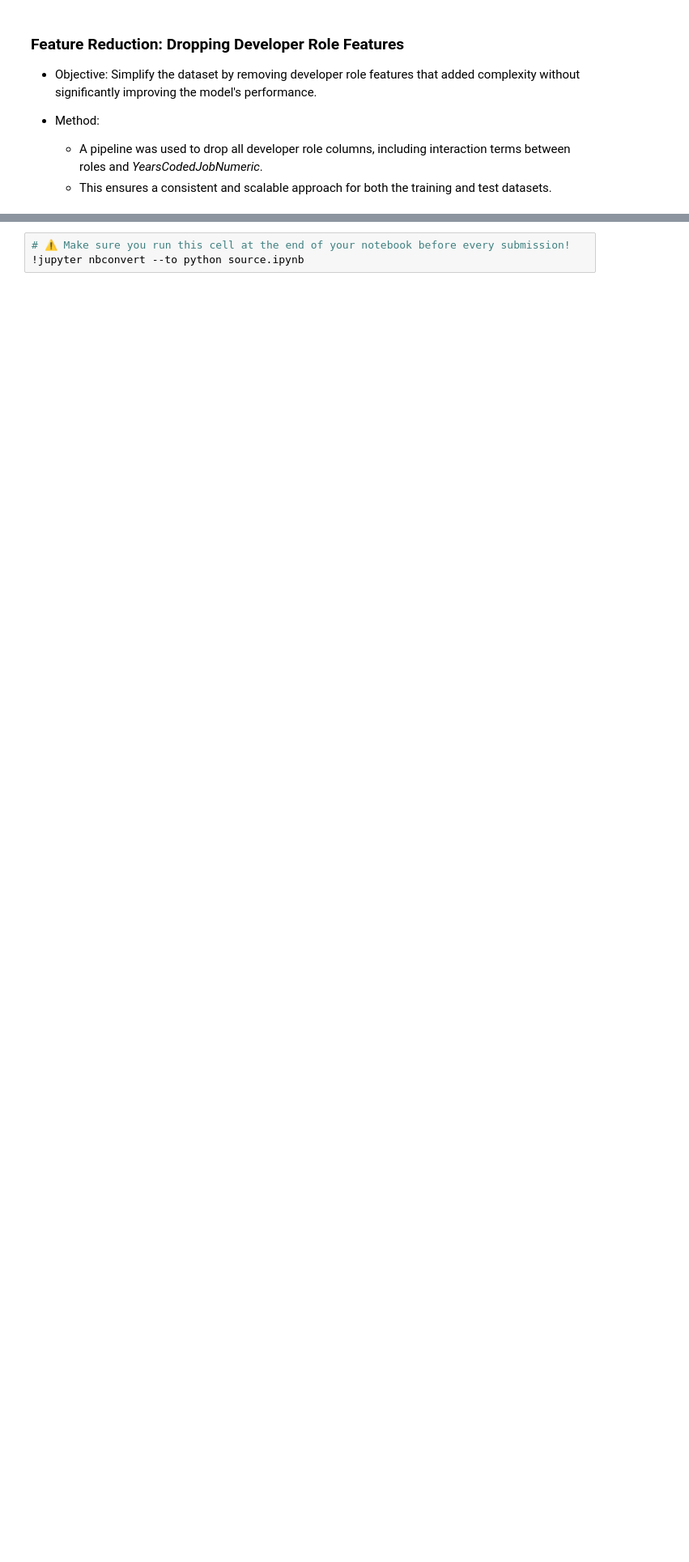
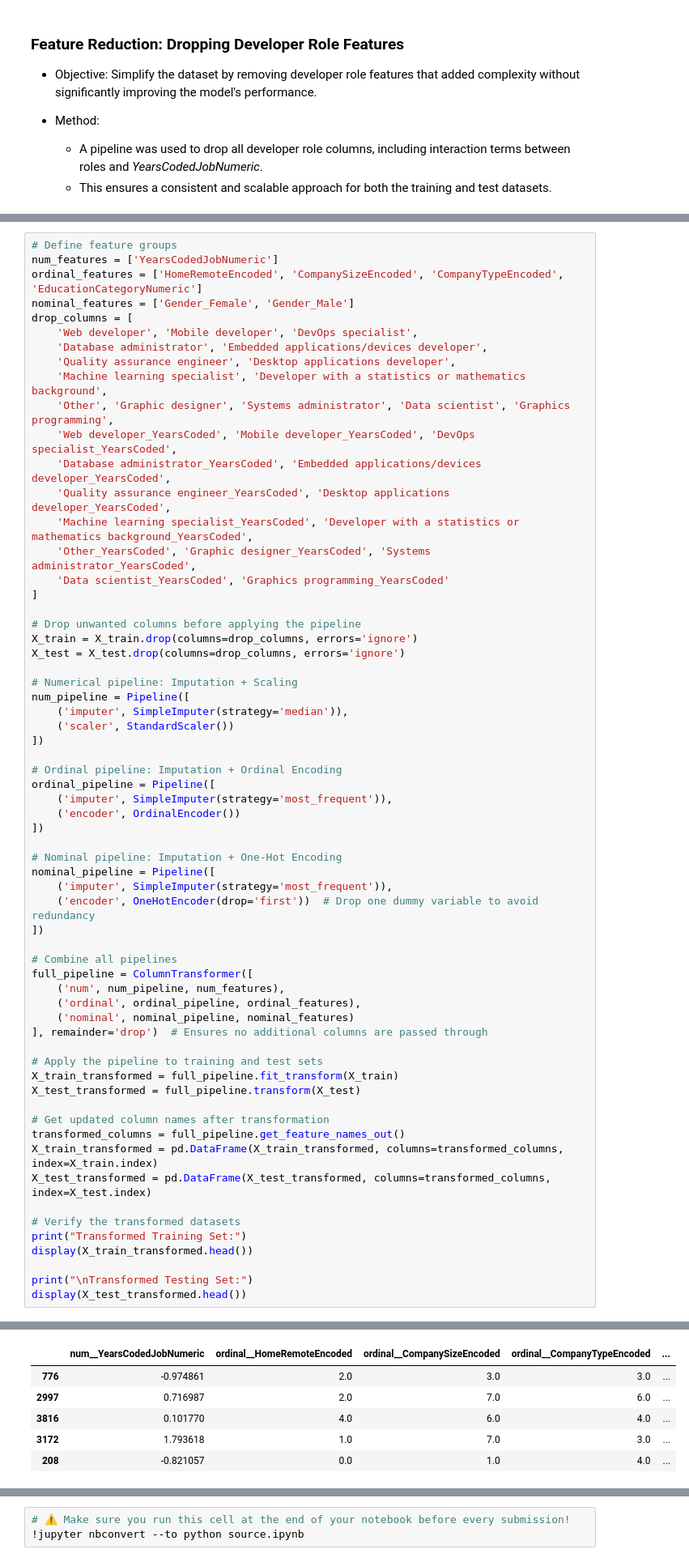
Before and after one commit to IT4063C-Fall24/final-project-yaumj, a Jupyter notebook: source.ipynb, the cells around one changed output, grey strips where cells are left out. Shown at 81% size. Saved outputs shown, nothing was run; the diff lists cells and outputs as text; blank space fills up the shorter version.

Commit message:
Applied standardization to dataset

```diff
--- a/source.ipynb
+++ b/source.ipynb
@@ -5390,0 +5535,64 @@ Shape of test set after dropping developer role features: (886, 8)
+# %%
+# Define feature groups
+num_features = ['YearsCodedJobNumeric']
+ordinal_features = ['HomeRemoteEncoded', 'CompanySizeEncoded', 'CompanyTypeEncoded', 'EducationCategoryNumeric']
+nominal_features = ['Gender_Female', 'Gender_Male']
+drop_columns = [
+    'Web developer', 'Mobile developer', 'DevOps specialist',
+    'Database administrator', 'Embedded applications/devices developer',
+    'Quality assurance engineer', 'Desktop applications developer',
+    'Machine learning specialist', 'Developer with a statistics or mathematics background',
+    'Other', 'Graphic designer', 'Systems administrator', 'Data scientist', 'Graphics programming',
+    'Web developer_YearsCoded', 'Mobile developer_YearsCoded', 'DevOps specialist_YearsCoded',
+    'Database administrator_YearsCoded', 'Embedded applications/devices developer_YearsCoded',
+    'Quality assurance engineer_YearsCoded', 'Desktop applications developer_YearsCoded',
+    'Machine learning specialist_YearsCoded', 'Developer with a statistics or mathematics background_YearsCoded',
+    'Other_YearsCoded', 'Graphic designer_YearsCoded', 'Systems administrator_YearsCoded',
+    'Data scientist_YearsCoded', 'Graphics programming_YearsCoded'
+]
+
+# Drop unwanted columns before applying the pipeline
+X_train = X_train.drop(columns=drop_columns, errors='ignore')
+X_test = X_test.drop(columns=drop_columns, errors='ignore')
+
+# Numerical pipeline: Imputation + Scaling
+num_pipeline = Pipeline([
+    ('imputer', SimpleImputer(strategy='median')),
+    ('scaler', StandardScaler())
+])
+
+# Ordinal pipeline: Imputation + Ordinal Encoding
+ordinal_pipeline = Pipeline([
+    ('imputer', SimpleImputer(strategy='most_frequent')),
+    ('encoder', OrdinalEncoder())
+])
+
+# Nominal pipeline: Imputation + One-Hot Encoding
+nominal_pipeline = Pipeline([
+    ('imputer', SimpleImputer(strategy='most_frequent')),
+    ('encoder', OneHotEncoder(drop='first'))  # Drop one dummy variable to avoid redundancy
+])
+
+# Combine all pipelines
+full_pipeline = ColumnTransformer([
+    ('num', num_pipeline, num_features),
+    ('ordinal', ordinal_pipeline, ordinal_features),
+    ('nominal', nominal_pipeline, nominal_features)
+], remainder='drop')  # Ensures no additional columns are passed through
+
+# Apply the pipeline to training and test sets
+X_train_transformed = full_pipeline.fit_transform(X_train)
+X_test_transformed = full_pipeline.transform(X_test)
+
+# Get updated column names after transformation
+transformed_columns = full_pipeline.get_feature_names_out()
+X_train_transformed = pd.DataFrame(X_train_transformed, columns=transformed_columns, index=X_train.index)
+X_test_transformed = pd.DataFrame(X_test_transformed, columns=transformed_columns, index=X_test.index)
+
+# Verify the transformed datasets
+print("Transformed Training Set:")
+display(X_train_transformed.head())
+
+print("\nTransformed Testing Set:")
+display(X_test_transformed.head())
+# %% [output]
@@ -5390,0 +5600,6 @@ Shape of test set after dropping developer role features: (886, 8)
+|  | num__YearsCodedJobNumeric | ordinal__HomeRemoteEncoded | ordinal__CompanySizeEncoded | ordinal__CompanyTypeEncoded | ... |
+| 776 | -0.974861 | 2.0 | 3.0 | 3.0 | ... |
+| 2997 | 0.716987 | 2.0 | 7.0 | 6.0 | ... |
+| 3816 | 0.101770 | 4.0 | 6.0 | 4.0 | ... |
+| 3172 | 1.793618 | 1.0 | 7.0 | 3.0 | ... |
+| 208 | -0.821057 | 0.0 | 1.0 | 4.0 | ... |
```
Also changed, not shown: parts of 11 cells of this notebook.
